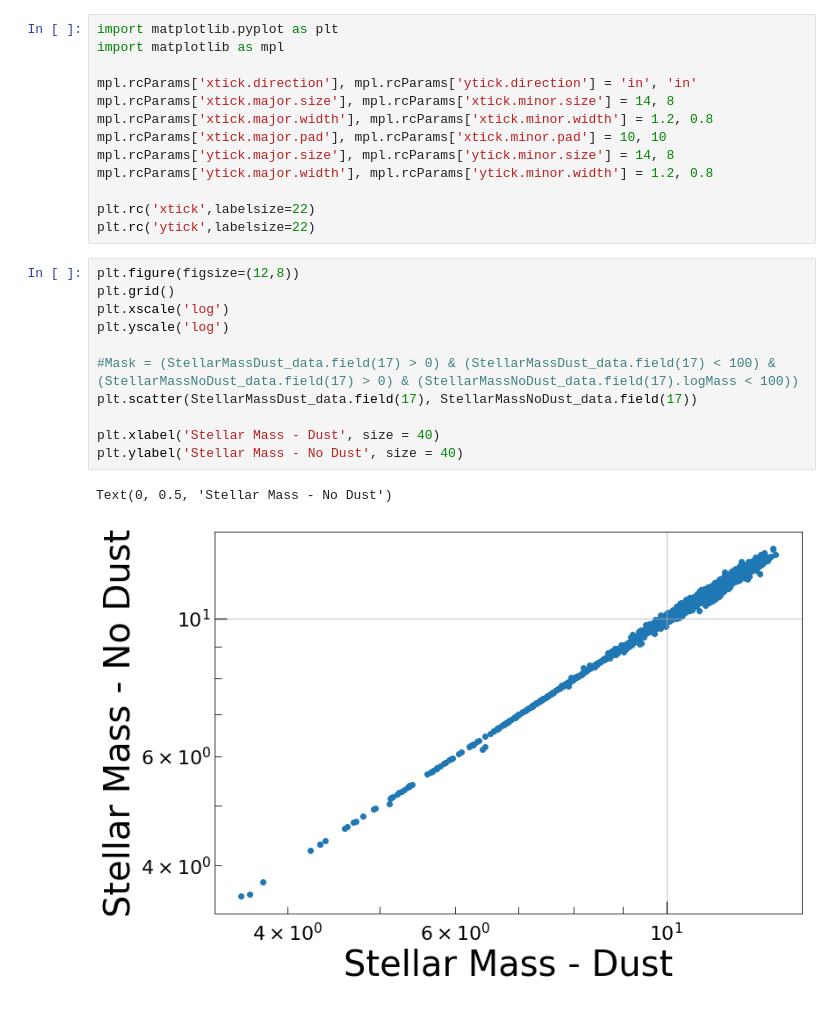
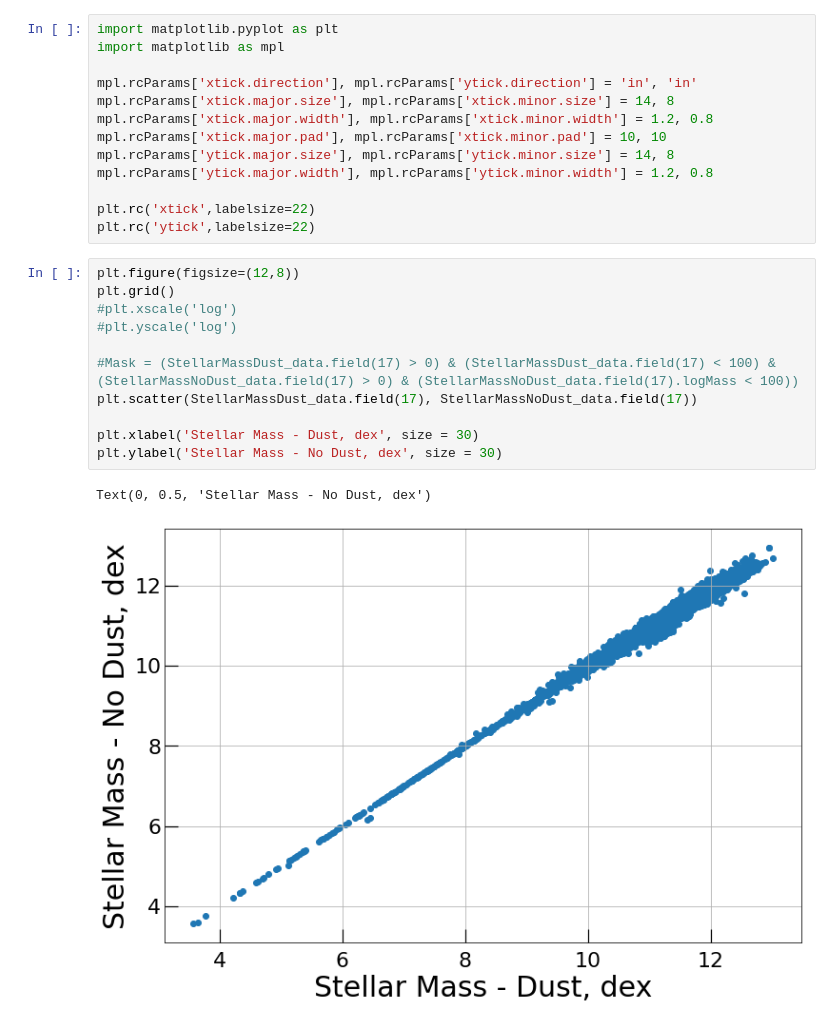
Before and after one commit to idrkhowto/Stellar-Mass-Estimates-SDSS_DR12, a Jupyter notebook: SDSS12_Stellar_Mass_Estimates.ipynb, the cells around one changed output. Saved outputs shown, nothing was run; the diff lists cells and outputs as text.

```diff
--- a/SDSS12_Stellar_Mass_Estimates.ipynb
+++ b/SDSS12_Stellar_Mass_Estimates.ipynb
@@ -91,14 +93,14 @@ plt.rc('ytick',labelsize=22)
 # %%
 plt.figure(figsize=(12,8))
 plt.grid()
-plt.xscale('log')
-plt.yscale('log')
+#plt.xscale('log')
+#plt.yscale('log')
 
 #Mask = (StellarMassDust_data.field(17) > 0) & (StellarMassDust_data.field(17) < 100) & (StellarMassNoDust_data.field(17) > 0) & (StellarMassNoDust_data.field(17).logMass < 100))
 plt.scatter(StellarMassDust_data.field(17), StellarMassNoDust_data.field(17))
 
-plt.xlabel('Stellar Mass - Dust', size = 40)
-plt.ylabel('Stellar Mass - No Dust', size = 40)
+plt.xlabel('Stellar Mass - Dust, dex', size = 30)
+plt.ylabel('Stellar Mass - No Dust, dex', size = 30)
 # %% [output]
-Text(0, 0.5, 'Stellar Mass - No Dust')
+Text(0, 0.5, 'Stellar Mass - No Dust, dex')
-[figure, old version]
+[figure, new version]
```
Also changed, not shown: parts of 1 cell of this notebook.
